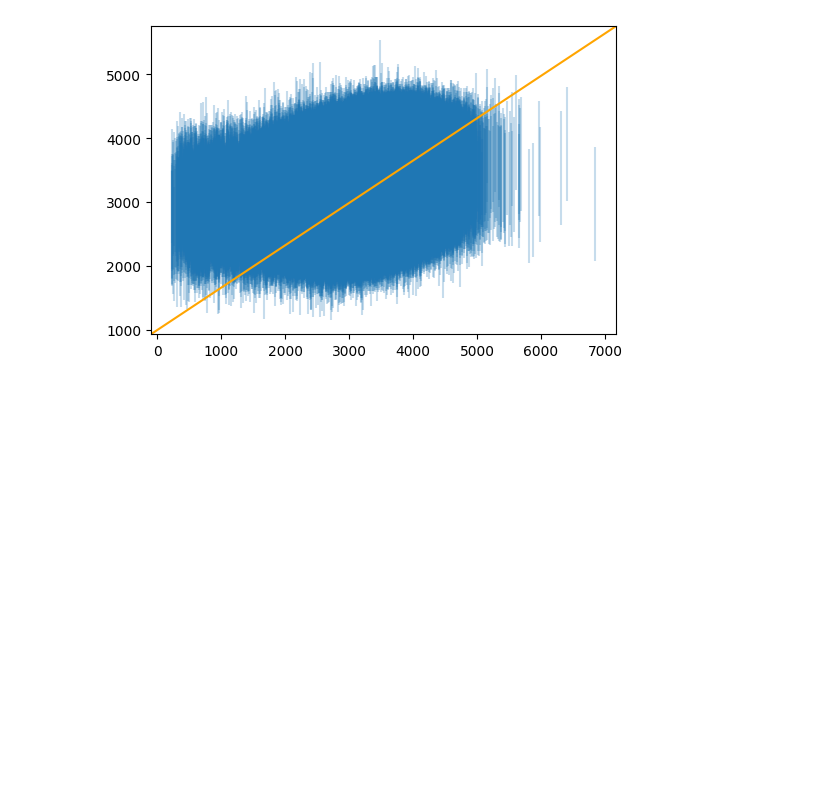
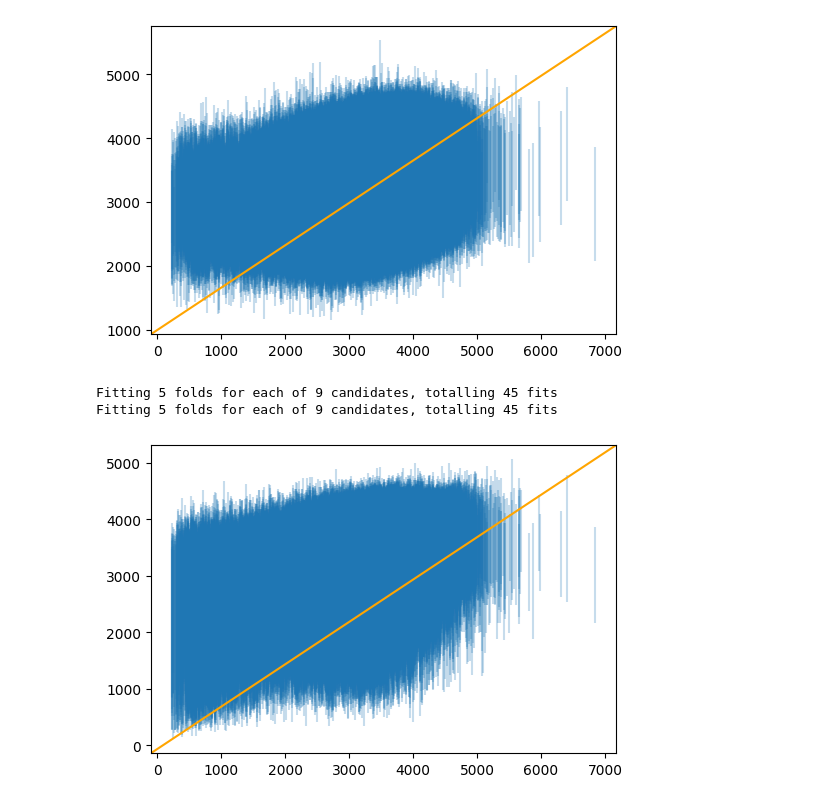
Before and after one commit to hrmerrill/kaggle-prediction-interval-birthweight, a Jupyter notebook: notebooks/testing.ipynb, the cells around one changed output. Cells and saved outputs as stored; diff of their text form; code cells hidden in the pictures; blank space fills up the shorter version.

```diff
--- a/notebooks/testing.ipynb
+++ b/notebooks/testing.ipynb
@@ -52,15 +47,19 @@ plt.show()
 # %% [output]
 [figure]
 # %%
-# train_processor = DataProcessor(model_type="xgboost")
-# X, y = train_processor(data)
+train_processor = DataProcessor(model_type="xgboost")
+X, y = train_processor(data)
 
-# histboost_regressor = HistBoostRegressor()
-# histboost_regressor.fit(X, y)
+histboost_regressor = HistBoostRegressor()
+histboost_regressor.fit(X, y)
 
-# lower_histboost, upper_histboost = histboost_regressor.predict_intervals(X)
+lower_histboost, upper_histboost = histboost_regressor.predict_intervals(X)
 
-# fig, ax = plt.subplots(1, 1, figsize=(6, 4))
-# ax.vlines(x=data["DBWT"], ymin=lower_histboost, ymax=upper_histboost, alpha=0.25)
-# ax.plot([0, 1], [0, 1], transform=ax.transAxes, color="orange")
-# plt.show()
+fig, ax = plt.subplots(1, 1, figsize=(6, 4))
+ax.vlines(x=data["DBWT"], ymin=lower_histboost, ymax=upper_histboost, alpha=0.25)
+ax.plot([0, 1], [0, 1], transform=ax.transAxes, color="orange")
+plt.show()
+# %% [output]
+Fitting 5 folds for each of 9 candidates, totalling 45 fits
+Fitting 5 folds for each of 9 candidates, totalling 45 fits
+[figure, added]
```
Also changed, not shown: parts of 9 cells of this notebook, 5 other files.
